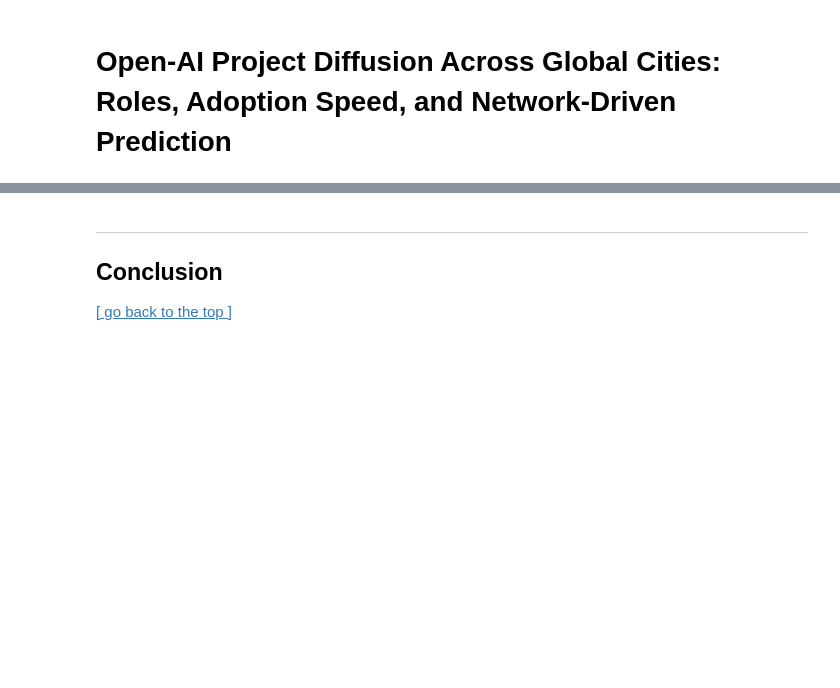
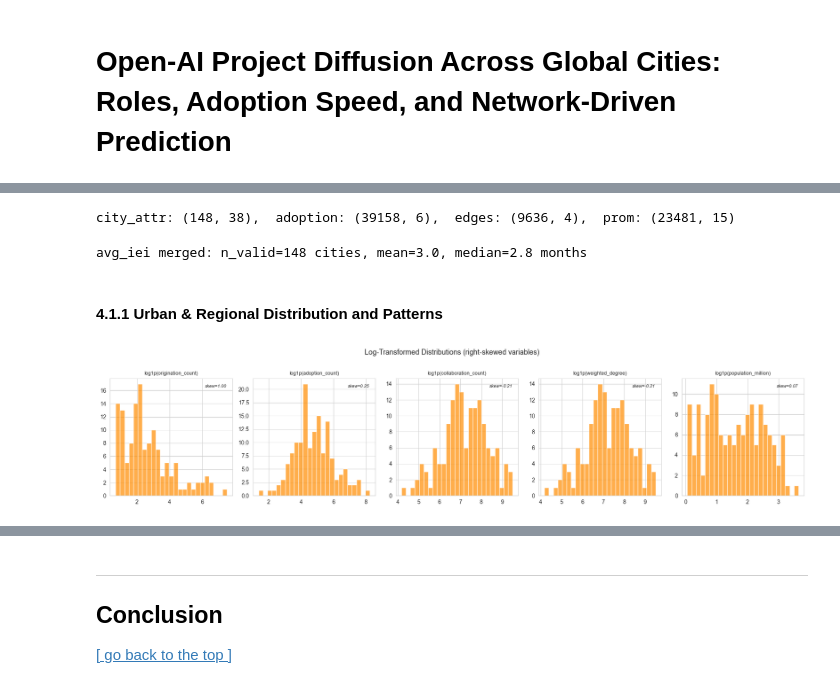
Before and after one commit to XINRUIQI/CASA0006-DSSS-Assessment, a Jupyter notebook: Tem_20260503.1.ipynb, the cells around one changed output, grey strips where cells are left out. Cells and saved outputs as stored; diff of their text form; code cells hidden in the pictures; blank space fills up the shorter version.

```diff
--- a/Tem_20260503.1.ipynb
+++ b/Tem_20260503.1.ipynb
@@ -244,0 +316,55 @@ Source: see [link](https://linkinghub.elsevier.com/retrieve/pii/S221067072200443
+# %%
+city_attr   = pd.read_csv(DATA_OUTPUT / 'city_attributes.csv')
+adoption    = pd.read_csv(DATA_OUTPUT / 'city_project_adoption_events.csv')
+edges_agg   = pd.read_csv(DATA_OUTPUT / 'city_collaboration_edges.csv')
+edges_month = pd.read_csv(DATA_OUTPUT / 'city_collaboration_edges_monthly.csv')
+prom = pd.read_csv(DATA_PROCESSED / 'prominent_projects_master.csv', dtype=str)
+
+prom_projects  = prom
+adopt_events   = adoption
+collab_edges   = edges_agg
+city_attr_dedup = city_attr.drop_duplicates(subset='city', keep='first')
+
+print(f"city_attr: {city_attr.shape},  adoption: {adoption.shape},  "
+      f"edges: {edges_agg.shape},  prom: {prom.shape}")
+# %% [output]
+city_attr: (148, 38),  adoption: (39158, 6),  edges: (9636, 4),  prom: (23481, 15)
+# %%
+_adp_eda = add_iei_columns(
+    adoption[['city', 'project_id', 'city_first_adoption_month',
+              'global_origin_month', 'lag']])
+_iei_eda = (
+    _adp_eda[(_adp_eda['lag'] > 0) & (_adp_eda['interval'] >= 0)]
+    .groupby('city')['interval'].mean()
+    .rename('avg_iei'))
+city_attr = city_attr.drop(columns=['avg_iei'], errors='ignore')
+city_attr = city_attr.merge(_iei_eda.reset_index(), on='city', how='left')
+city_attr_dedup = city_attr.drop_duplicates(subset='city', keep='first')
+print(f"avg_iei merged: n_valid={_iei_eda.notna().sum()} cities, "
+      f"mean={_iei_eda.mean():.1f}, median={_iei_eda.median():.1f} months")
+# %% [output]
+avg_iei merged: n_valid=148 cities, mean=3.0, median=2.8 months
+# %% [markdown]
+#### 4.1.1 Urban & Regional Distribution and Patterns
+# %%
+# Log-transformed distributions for right-skewed variables
+log_vars = ['origination_count', 'adoption_count', 'collaboration_count',
+            'weighted_degree', 'population_million']
+
+fig, axes = plt.subplots(1, len(log_vars), figsize=(18, 4))
+
+for ax, col in zip(axes, log_vars):
+    data = city_attr[col].dropna()
+    data_pos = data[data > 0]
+    log_data = np.log1p(data_pos)
+    ax.hist(log_data, bins=25, edgecolor='white', alpha=0.7, color='darkorange')
+    ax.set_title(f'log1p({col})', fontsize=9)
+    skew = log_data.skew()
+    ax.text(0.95, 0.92, f'skew={skew:.2f}', transform=ax.transAxes,
+            ha='right', fontsize=8, style='italic')
+
+fig.suptitle('Log-Transformed Distributions (right-skewed variables)', fontsize=13, y=1.02)
+plt.tight_layout()
+plt.show()
+# %% [output]
+[figure, added]
```
Also changed, not shown: parts of 140 cells of this notebook, 9 other files.
